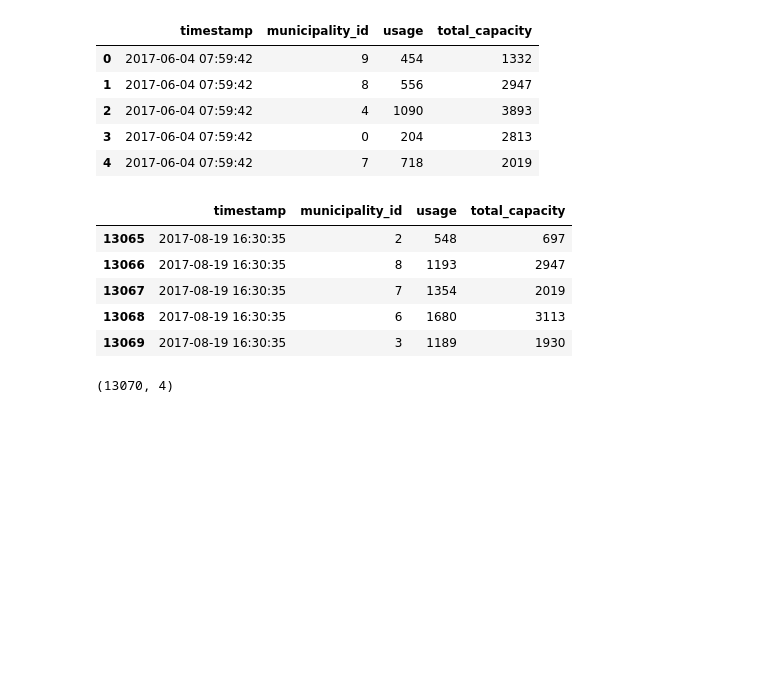
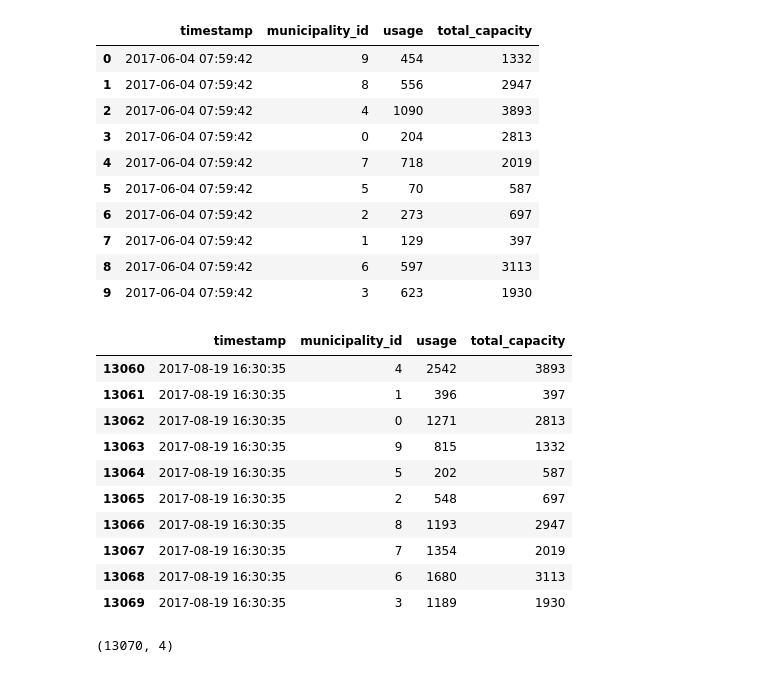
Before and after one commit to EmincanY/TimeSeriesModels-MunicipalityPredictions, a Jupyter notebook: Emincan_YILMAZ_interview.ipynb, the cells around one changed output. Cells and saved outputs as stored; diff of their text form; code cells hidden in the pictures; blank space fills up the shorter version.

```diff
--- a/Emincan_YILMAZ_interview.ipynb
+++ b/Emincan_YILMAZ_interview.ipynb
@@ -5,21 +5,31 @@ import pandas as pd
 import matplotlib.pyplot as plt
 import seaborn as sns
 # %%
-pd.set_option('display.max_rows' , 100)
+pd.set_option('display.max_rows' , 60)
 # %%
 df = pd.read_csv('municipality_bus_utilization.csv')
-df.head()
+df.head(10)
 # %% [output]
 |  | timestamp | municipality_id | usage | total_capacity |
 | 0 | 2017-06-04 07:59:42 | 9 | 454 | 1332 |
 | 1 | 2017-06-04 07:59:42 | 8 | 556 | 2947 |
 | 2 | 2017-06-04 07:59:42 | 4 | 1090 | 3893 |
 | 3 | 2017-06-04 07:59:42 | 0 | 204 | 2813 |
 | 4 | 2017-06-04 07:59:42 | 7 | 718 | 2019 |
+| 5 | 2017-06-04 07:59:42 | 5 | 70 | 587 |
+| 6 | 2017-06-04 07:59:42 | 2 | 273 | 697 |
+| 7 | 2017-06-04 07:59:42 | 1 | 129 | 397 |
+| 8 | 2017-06-04 07:59:42 | 6 | 597 | 3113 |
+| 9 | 2017-06-04 07:59:42 | 3 | 623 | 1930 |
 # %%
-df.tail()
+df.tail(10)
 # %% [output]
 |  | timestamp | municipality_id | usage | total_capacity |
+| 13060 | 2017-08-19 16:30:35 | 4 | 2542 | 3893 |
+| 13061 | 2017-08-19 16:30:35 | 1 | 396 | 397 |
+| 13062 | 2017-08-19 16:30:35 | 0 | 1271 | 2813 |
+| 13063 | 2017-08-19 16:30:35 | 9 | 815 | 1332 |
+| 13064 | 2017-08-19 16:30:35 | 5 | 202 | 587 |
 | 13065 | 2017-08-19 16:30:35 | 2 | 548 | 697 |
 | 13066 | 2017-08-19 16:30:35 | 8 | 1193 | 2947 |
 | 13067 | 2017-08-19 16:30:35 | 7 | 1354 | 2019 |
```
Also changed, not shown: parts of 50 cells of this notebook.
